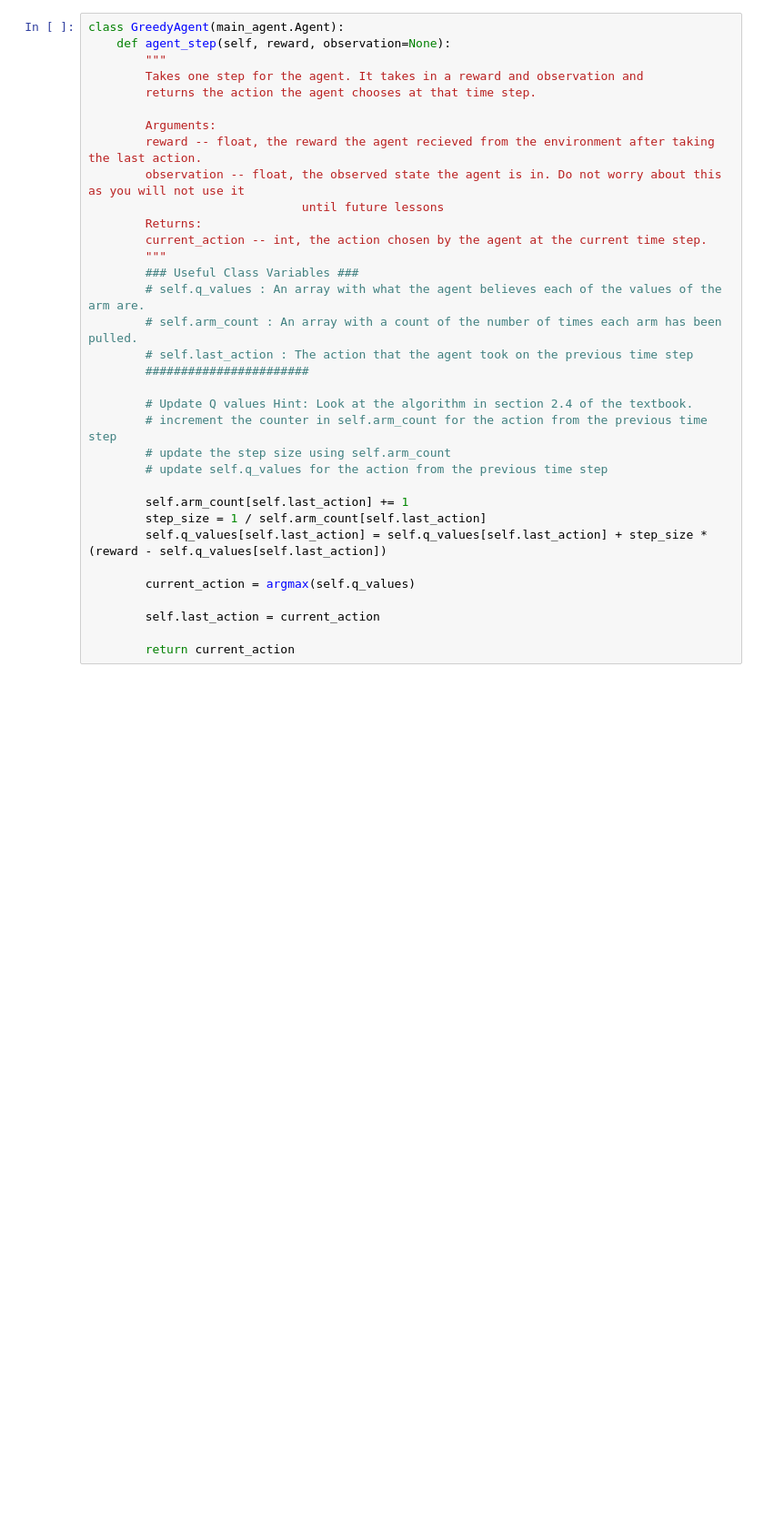
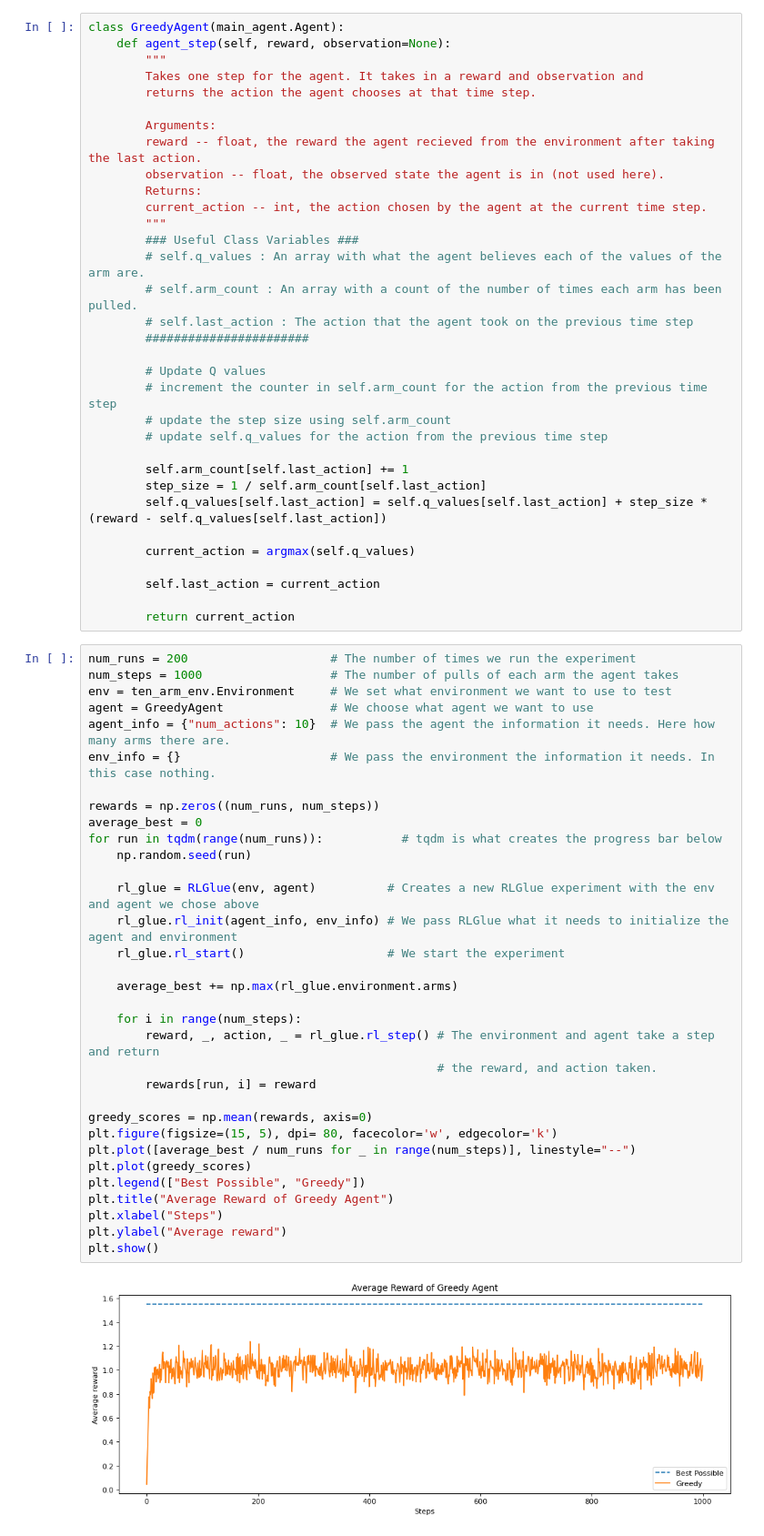
Before and after one commit to eddietaylor/Reinforcement_Learning-Tutorial, a Jupyter notebook: notebooks/k-armed_bandit.ipynb, the cells around one changed output. Shown at 91% size. Cells and saved outputs as stored; diff of their text form; blank space fills up the shorter version.

```diff
--- a/notebooks/k-armed_bandit.ipynb
+++ b/notebooks/k-armed_bandit.ipynb
@@ -45,8 +53,7 @@ class GreedyAgent(main_agent.Agent):
 
         Arguments:
         reward -- float, the reward the agent recieved from the environment after taking the last action.
-        observation -- float, the observed state the agent is in. Do not worry about this as you will not use it
-                              until future lessons
+        observation -- float, the observed state the agent is in (not used here).
         Returns:
         current_action -- int, the action chosen by the agent at the current time step.
         """
@@ -56,7 +63,7 @@ class GreedyAgent(main_agent.Agent):
         # self.last_action : The action that the agent took on the previous time step
         #######################
 
-        # Update Q values Hint: Look at the algorithm in section 2.4 of the textbook.
+        # Update Q values
         # increment the counter in self.arm_count for the action from the previous time step
         # update the step size using self.arm_count
         # update self.q_values for the action from the previous time step
@@ -70,3 +77,38 @@ class GreedyAgent(main_agent.Agent):
         self.last_action = current_action
 
         return current_action
+# %%
+num_runs = 200                    # The number of times we run the experiment
+num_steps = 1000                  # The number of pulls of each arm the agent takes
+env = ten_arm_env.Environment     # We set what environment we want to use to test
+agent = GreedyAgent               # We choose what agent we want to use
+agent_info = {"num_actions": 10}  # We pass the agent the information it needs. Here how many arms there are.
+env_info = {}                     # We pass the environment the information it needs. In this case nothing.
+
+rewards = np.zeros((num_runs, num_steps))
+average_best = 0
+for run in tqdm(range(num_runs)):           # tqdm is what creates the progress bar below
+    np.random.seed(run)
+
+    rl_glue = RLGlue(env, agent)          # Creates a new RLGlue experiment with the env and agent we chose above
+    rl_glue.rl_init(agent_info, env_info) # We pass RLGlue what it needs to initialize the agent and environment
+    rl_glue.rl_start()                    # We start the experiment
+
+    average_best += np.max(rl_glue.environment.arms)
+
+    for i in range(num_steps):
+        reward, _, action, _ = rl_glue.rl_step() # The environment and agent take a step and return
+                                                 # the reward, and action taken.
+        rewards[run, i] = reward
+
+greedy_scores = np.mean(rewards, axis=0)
+plt.figure(figsize=(15, 5), dpi= 80, facecolor='w', edgecolor='k')
+plt.plot([average_best / num_runs for _ in range(num_steps)], linestyle="--")
+plt.plot(greedy_scores)
+plt.legend(["Best Possible", "Greedy"])
+plt.title("Average Reward of Greedy Agent")
+plt.xlabel("Steps")
+plt.ylabel("Average reward")
+plt.show()
+# %% [output]
+[figure, added]
```
Also changed, not shown: parts of 6 cells of this notebook, 2 other files.
